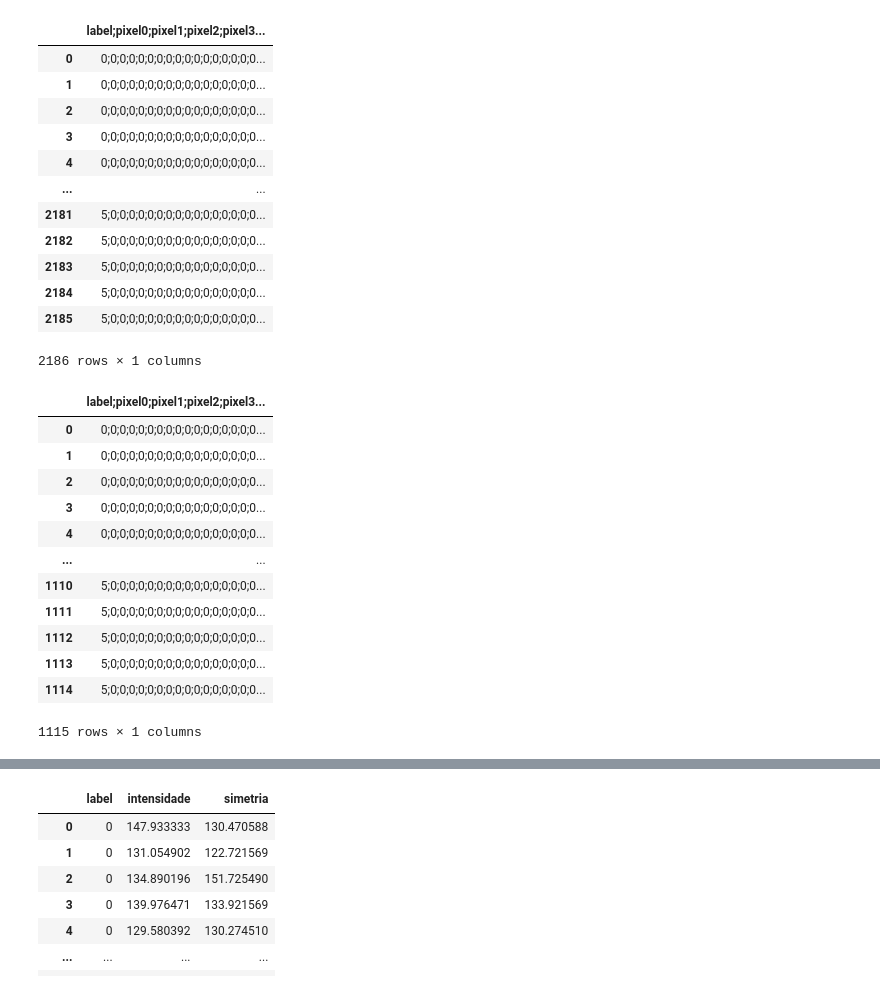
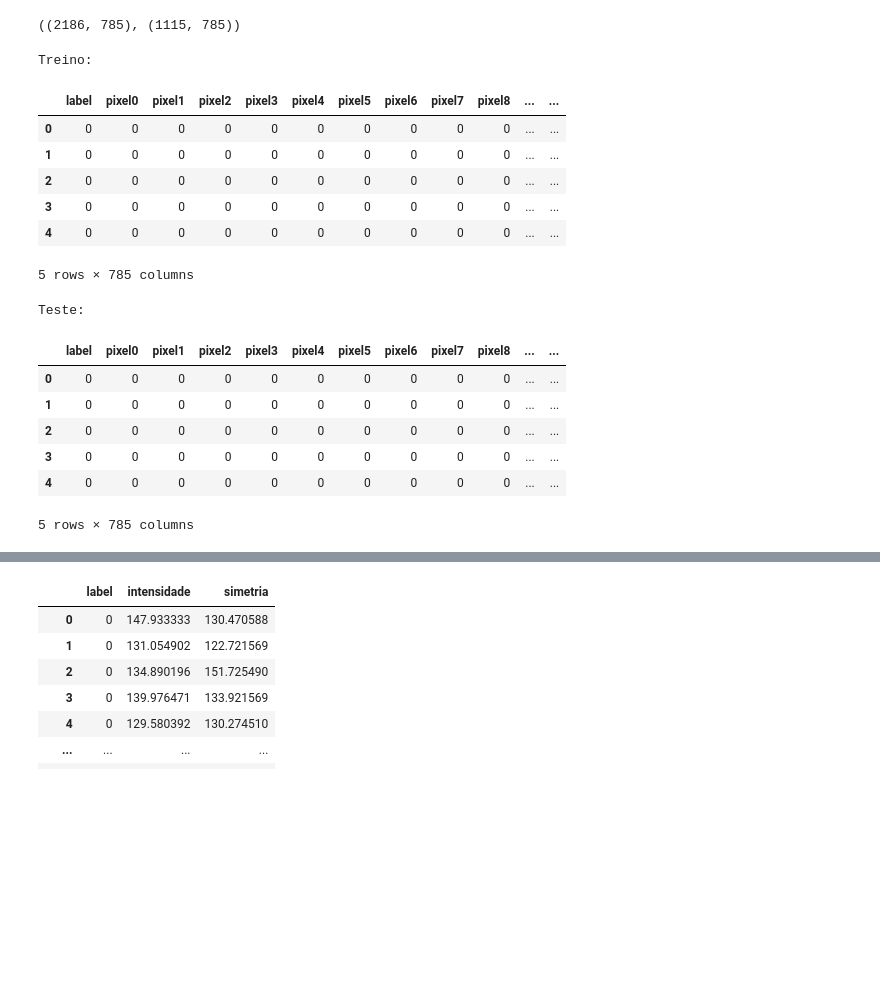
Before and after one commit to Gusttavoafonso/Projeto_1_ML, a Jupyter notebook: Reducao_de_dimensao.ipynb, the cells around one changed output, grey strips where cells are left out. Saved outputs shown, nothing was run; the diff lists cells and outputs as text; code cells hidden in the pictures; blank space fills up the shorter version.

```diff
--- a/Reducao_de_dimensao.ipynb
+++ b/Reducao_de_dimensao.ipynb
@@ -68,39 +68,32 @@ import numpy as np
 import pandas as pd
 import matplotlib.pyplot as plt
 # %%
-df_train = pd.read_csv('dataset/train.csv')
-
-df_test = pd.read_csv('dataset/test.csv')
+df_train = pd.read_csv('dataset/train.csv', sep=';')
+df_test = pd.read_csv('dataset/test.csv', sep=';')
+# %%
+df_train.shape, df_test.shape
+# %% [output]
+((2186, 785), (1115, 785))
 # %%
-df_train
+print("Treino:")
+display(df_train.head())
+
+print("Teste:")
+display(df_test.head())
 # %% [output]
+Treino:
-|  | label;pixel0;pixel1;pixel2;pixel3... |
-| 0 | 0;0;0;0;0;0;0;0;0;0;0;0;0;0;0;0;0... |
-| 1 | 0;0;0;0;0;0;0;0;0;0;0;0;0;0;0;0;0... |
-| 2 | 0;0;0;0;0;0;0;0;0;0;0;0;0;0;0;0;0... |
-| 3 | 0;0;0;0;0;0;0;0;0;0;0;0;0;0;0;0;0... |
-| 4 | 0;0;0;0;0;0;0;0;0;0;0;0;0;0;0;0;0... |
-| ... | ... |
-| 2181 | 5;0;0;0;0;0;0;0;0;0;0;0;0;0;0;0;0... |
-| 2182 | 5;0;0;0;0;0;0;0;0;0;0;0;0;0;0;0;0... |
-| 2183 | 5;0;0;0;0;0;0;0;0;0;0;0;0;0;0;0;0... |
-| 2184 | 5;0;0;0;0;0;0;0;0;0;0;0;0;0;0;0;0... |
-| 2185 | 5;0;0;0;0;0;0;0;0;0;0;0;0;0;0;0;0... |
+|  | label | pixel0 | pixel1 | pixel2 | pixel3 | pixel4 | pixel5 | pixel6 | pixel7 | pixel8 | ... | ... |
+| 0 | 0 | 0 | 0 | 0 | 0 | 0 | 0 | 0 | 0 | 0 | ... | ... |
+| 1 | 0 | 0 | 0 | 0 | 0 | 0 | 0 | 0 | 0 | 0 | ... | ... |
+| 2 | 0 | 0 | 0 | 0 | 0 | 0 | 0 | 0 | 0 | 0 | ... | ... |
+| 3 | 0 | 0 | 0 | 0 | 0 | 0 | 0 | 0 | 0 | 0 | ... | ... |
+| 4 | 0 | 0 | 0 | 0 | 0 | 0 | 0 | 0 | 0 | 0 | ... | ... |
-2186 rows × 1 columns
+5 rows × 785 columns
+Teste:
+|  | label | pixel0 | pixel1 | pixel2 | pixel3 | pixel4 | pixel5 | pixel6 | pixel7 | pixel8 | ... | ... |
+| 0 | 0 | 0 | 0 | 0 | 0 | 0 | 0 | 0 | 0 | 0 | ... | ... |
+| 1 | 0 | 0 | 0 | 0 | 0 | 0 | 0 | 0 | 0 | 0 | ... | ... |
+| 2 | 0 | 0 | 0 | 0 | 0 | 0 | 0 | 0 | 0 | 0 | ... | ... |
+| 3 | 0 | 0 | 0 | 0 | 0 | 0 | 0 | 0 | 0 | 0 | ... | ... |
+| 4 | 0 | 0 | 0 | 0 | 0 | 0 | 0 | 0 | 0 | 0 | ... | ... |
+5 rows × 785 columns
-# %%
-
-df_test
-# %% [output]
-|  | label;pixel0;pixel1;pixel2;pixel3... |
-| 0 | 0;0;0;0;0;0;0;0;0;0;0;0;0;0;0;0;0... |
-| 1 | 0;0;0;0;0;0;0;0;0;0;0;0;0;0;0;0;0... |
-| 2 | 0;0;0;0;0;0;0;0;0;0;0;0;0;0;0;0;0... |
-| 3 | 0;0;0;0;0;0;0;0;0;0;0;0;0;0;0;0;0... |
-| 4 | 0;0;0;0;0;0;0;0;0;0;0;0;0;0;0;0;0... |
-| ... | ... |
-| 1110 | 5;0;0;0;0;0;0;0;0;0;0;0;0;0;0;0;0... |
-| 1111 | 5;0;0;0;0;0;0;0;0;0;0;0;0;0;0;0;0... |
-| 1112 | 5;0;0;0;0;0;0;0;0;0;0;0;0;0;0;0;0... |
-| 1113 | 5;0;0;0;0;0;0;0;0;0;0;0;0;0;0;0;0... |
-| 1114 | 5;0;0;0;0;0;0;0;0;0;0;0;0;0;0;0;0... |
-1115 rows × 1 columns
```
Also changed, not shown: parts of 12 cells of this notebook.
